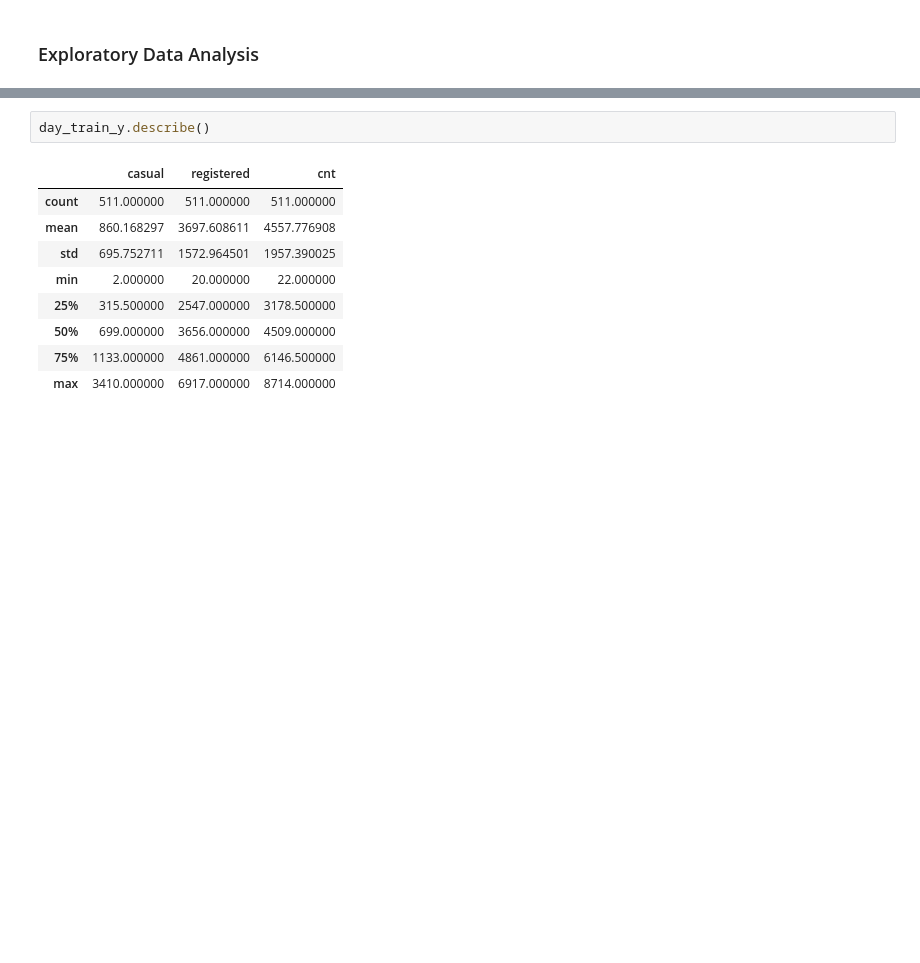
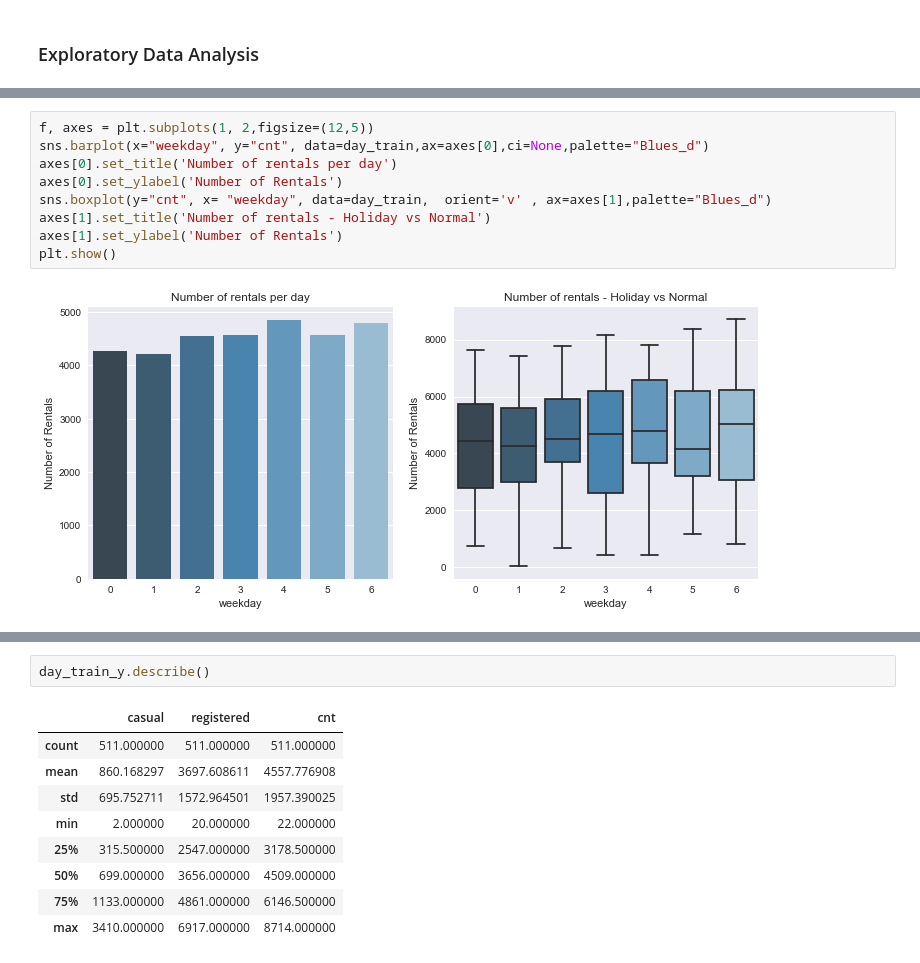
Before and after one commit to estebanangelm/bike_rental_analysis, a Jupyter notebook: Bike Rental Analysis.ipynb, the cells around one changed output, grey strips where cells are left out. Cells and saved outputs as stored; diff of their text form; blank space fills up the shorter version.

```diff
--- a/Bike Rental Analysis.ipynb
+++ b/Bike Rental Analysis.ipynb
@@ -49,3 +115,14 @@ plt.show()
+# %%
+f, axes = plt.subplots(1, 2,figsize=(12,5))
+sns.barplot(x="weekday", y="cnt", data=day_train,ax=axes[0],ci=None,palette="Blues_d")
+axes[0].set_title('Number of rentals per day')
+axes[0].set_ylabel('Number of Rentals')
+sns.boxplot(y="cnt", x= "weekday", data=day_train,  orient='v' , ax=axes[1],palette="Blues_d")
+axes[1].set_title('Number of rentals - Holiday vs Normal')
+axes[1].set_ylabel('Number of Rentals')
+plt.show()
+# %% [output]
+[figure, added]
 # %%
 plt.figure(figsize=(12,5))
 plt.title("Number of rentals per day - Casual vs Registered vs Total")
```
Also changed, not shown: parts of 28 cells of this notebook.
